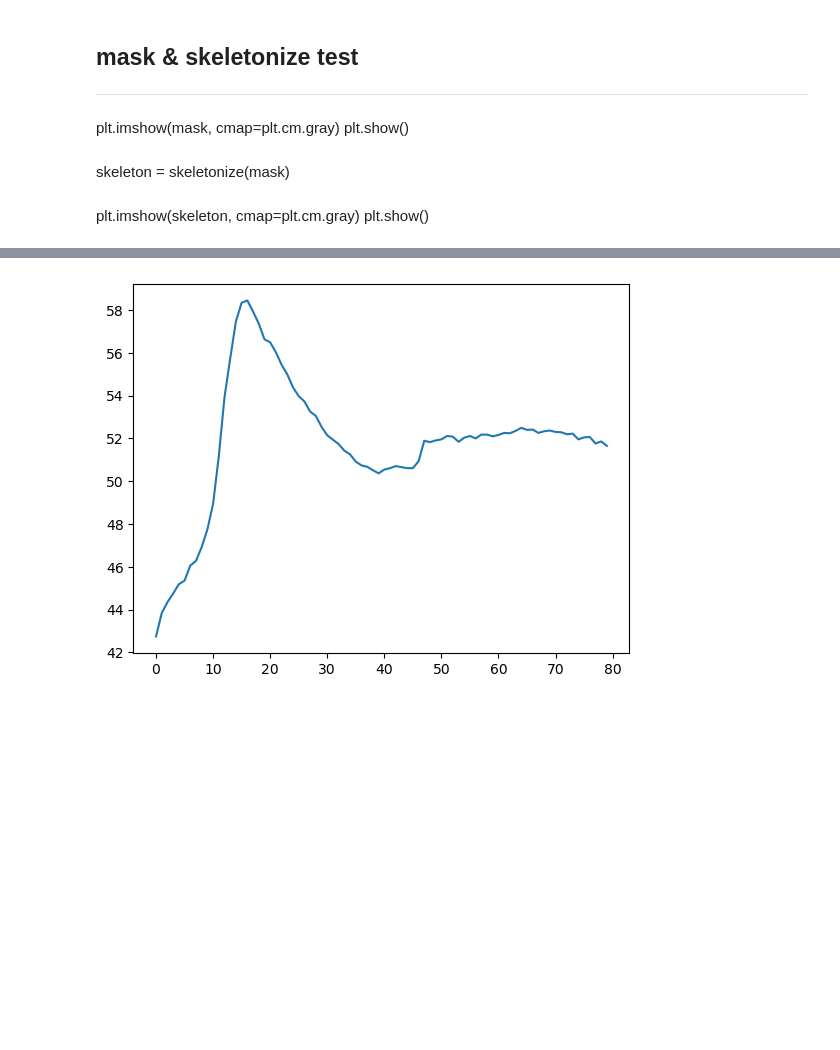
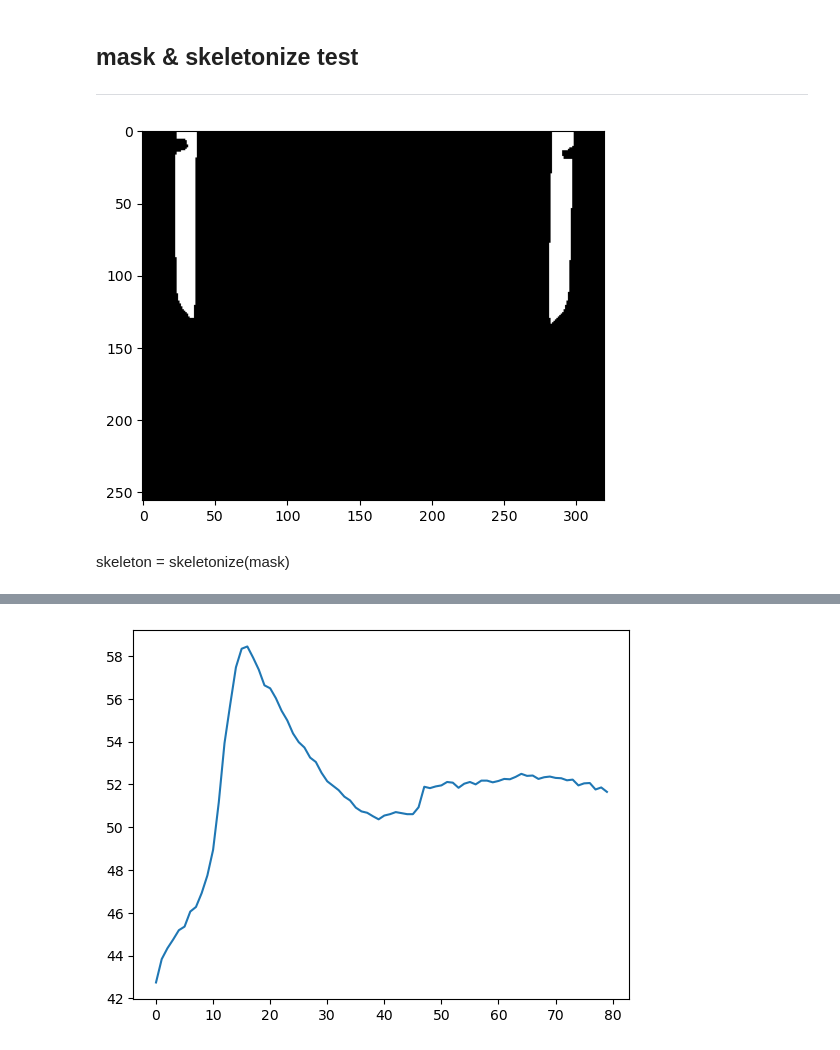
Before and after one commit to junlees/EH_MachineVision, a Jupyter notebook: test_1.ipynb, the cells around one changed output, grey strips where cells are left out. Cells and saved outputs as stored; diff of their text form; code cells hidden in the pictures; blank space fills up the shorter version.

Commit message:
Add mask & skeletonize examples

```diff
--- a/test_1.ipynb
+++ b/test_1.ipynb
@@ -53,11 +53,10 @@ for j in range(0, 423):
 # %% [markdown]
 ## mask & skeletonize test
 ----
-# %% [markdown]
-plt.imshow(mask, cmap=plt.cm.gray)
-plt.show()
+# %%
+plt.imshow(mask, cmap=plt.cm.gray)
+plt.show()
+# %% [output]
+[figure, added]
 # %% [markdown]
 skeleton = skeletonize(mask)
-# %% [markdown]
-plt.imshow(skeleton, cmap=plt.cm.gray)
-plt.show()
```
Also changed, not shown: parts of 2 cells of this notebook.
